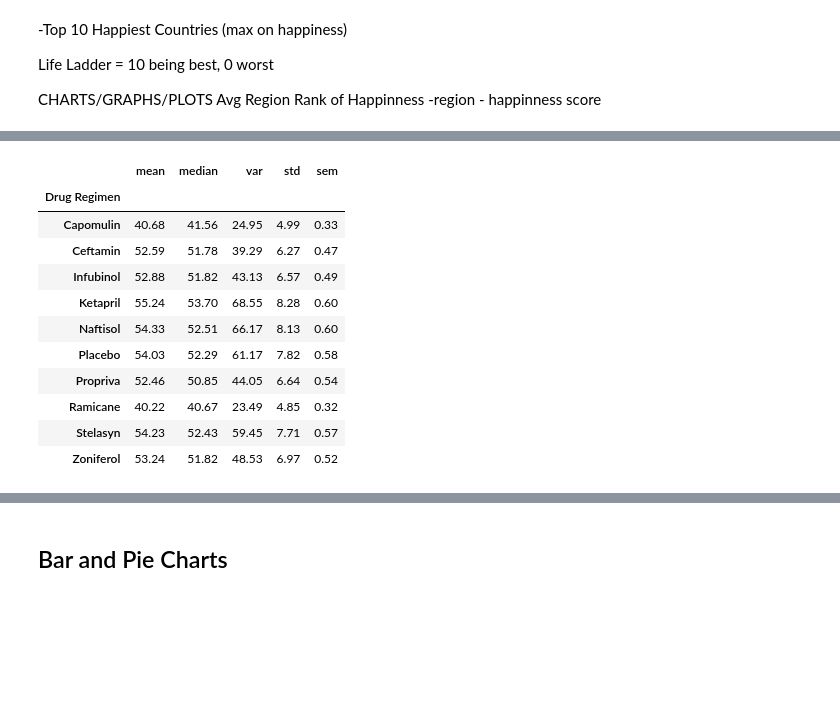
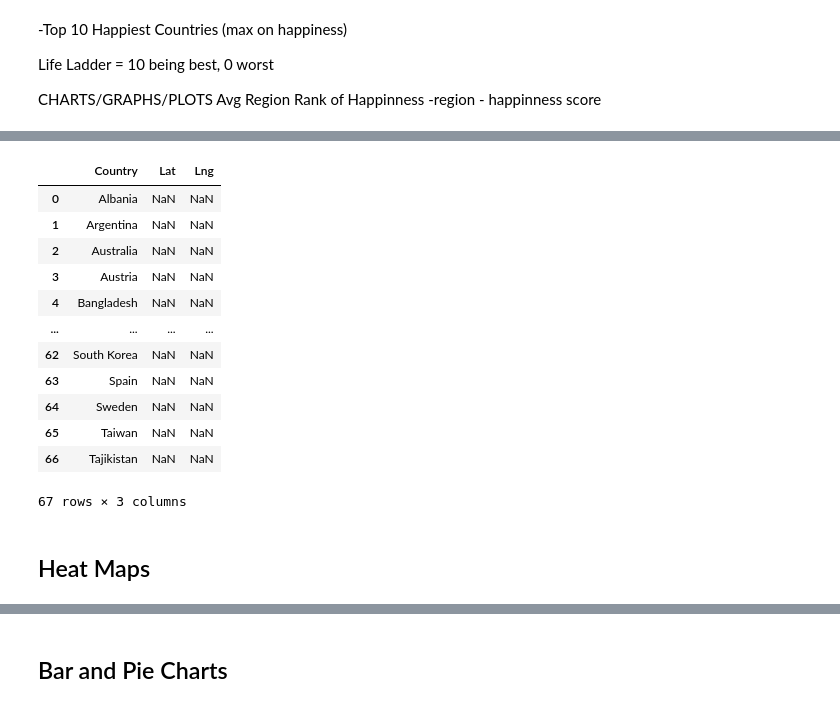
Before and after one commit to SimplyLizzy/FactorsOfHappinness, a Jupyter notebook: FactorofHappinesscharts.ipynb, the cells around one changed output, grey strips where cells are left out. Saved outputs shown, nothing was run; the diff lists cells and outputs as text; code cells hidden in the pictures; blank space fills up the shorter version.

Commit message:
heat map updates

```diff
--- a/FactorofHappinesscharts.ipynb
+++ b/FactorofHappinesscharts.ipynb
@@ -213,22 +115,21 @@ tumor_vol_df.head()
-# %%
-# Generate a summary statistics table of mean, median, variance, standard deviation, and SEM of the tumor volume for each regimen
-# df = pd.DataFrame({'Drug Regimen':combined_data["Drug Regimen"],
-#                    'Tumor Volume': combined_data['Tumor Volume (mm3)'],
-#                    columns = ['key', 'data1', 'data2'])
-
-# Using the aggregation method, produce the same summary statistics in a single line
-drug_regimen_sum = combined_data.groupby('Drug Regimen').aggregate(["mean","median","var","std","sem"])
-round(drug_regimen_sum['Tumor Volume (mm3)'],2)
-# %% [output]
-|  | mean | median | var | std | sem |
-| Drug Regimen |  |  |  |  |  |
-| Capomulin | 40.68 | 41.56 | 24.95 | 4.99 | 0.33 |
-| Ceftamin | 52.59 | 51.78 | 39.29 | 6.27 | 0.47 |
-| Infubinol | 52.88 | 51.82 | 43.13 | 6.57 | 0.49 |
-| Ketapril | 55.24 | 53.70 | 68.55 | 8.28 | 0.60 |
-| Naftisol | 54.33 | 52.51 | 66.17 | 8.13 | 0.60 |
-| Placebo | 54.03 | 52.29 | 61.17 | 7.82 | 0.58 |
-| Propriva | 52.46 | 50.85 | 44.05 | 6.64 | 0.54 |
-| Ramicane | 40.22 | 40.67 | 23.49 | 4.85 | 0.32 |
-| Stelasyn | 54.23 | 52.43 | 59.45 | 7.71 | 0.57 |
-| Zoniferol | 53.24 | 51.82 | 48.53 | 6.97 | 0.52 |
+# %%
+coordinates_df = pd.DataFrame(columns = ['Country', 'Lat', 'Lng'])
+coordinates_df['Country'] = final_data_df["Country name"].unique()
+
+coordinates_df.head(67)
+# %% [output]
+|  | Country | Lat | Lng |
+| 0 | Albania | NaN | NaN |
+| 1 | Argentina | NaN | NaN |
+| 2 | Australia | NaN | NaN |
+| 3 | Austria | NaN | NaN |
+| 4 | Bangladesh | NaN | NaN |
+| ... | ... | ... | ... |
+| 62 | South Korea | NaN | NaN |
+| 63 | Spain | NaN | NaN |
+| 64 | Sweden | NaN | NaN |
+| 65 | Taiwan | NaN | NaN |
+| 66 | Tajikistan | NaN | NaN |
+67 rows × 3 columns
+# %% [markdown]
+## Heat Maps
```
Also changed, not shown: parts of 32 cells of this notebook, 3 other files.
